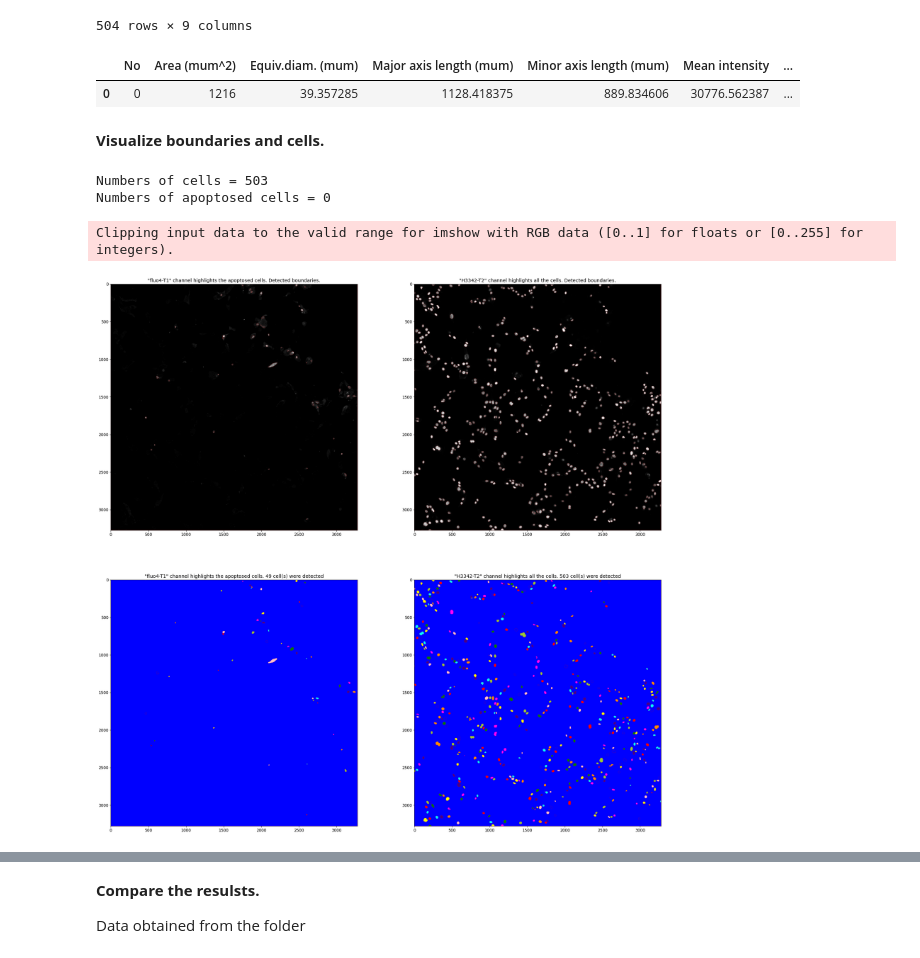
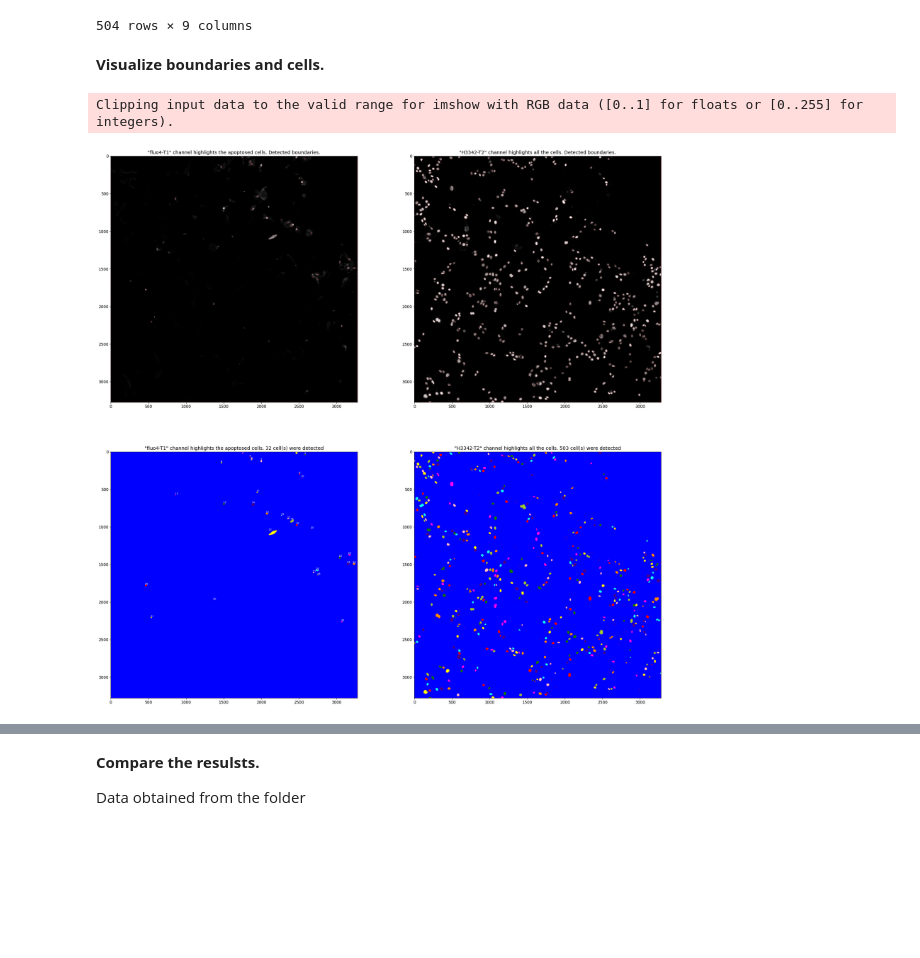
Before and after one commit to avkornaev/Python-for-image-processing-course, a Jupyter notebook: Cells_counter_v12.ipynb, the cells around one changed output, grey strips where cells are left out. Cells and saved outputs as stored; diff of their text form; code cells hidden in the pictures; blank space fills up the shorter version.

```diff
--- a/Cells_counter_v12.ipynb
+++ b/Cells_counter_v12.ipynb
@@ -242,0 +241,11 @@ image->slice->filter->threshold->denoise->identify->calculate->results''')
+# %%
+for i in n:
+  sure_bg[i] = cv2.dilate(opening[i],
+                          kernel,iterations=numberOfIter) # sure background
+  dist_transform[i] = cv2.distanceTransform(opening[i],cv2.DIST_L2,
+                                            dist_transf_param)
+
+  ret1[i], sure_fg[i] = cv2.threshold(dist_transform[i],
+                                      dist_transf_ratio*dist_transform[i].max(),
+                                      255,0)
+  sure_fg[i] = np.uint8(sure_fg[i]) # sure foreground
@@ -242,0 +254,2 @@ image->slice->filter->threshold->denoise->identify->calculate->results''')
+# %%
+sure_fg[0] = cv2.bitwise_and(sure_fg[0], sure_fg[1])
@@ -311,13 +317,13 @@ Numbers of appoptosed cells is equal to 0
 # %%
 #Append intersection
-regions.append(regionsI)
+#regions.append(regionsI)
 # %% [markdown]
 **Visualise and save metrics data.**
 # %%
-d = [0]*(nc+1)
-df_temp = [0]*(nc+1)
+d = [0]*(nc)
+df_temp = [0]*(nc)
 
-for i in [i for i in range(nc+1)]:
+for i in [i for i in range(nc)]:
   nr = [i for i in range(len(regions[i]))]
   d[i] = pd.DataFrame()
   for j in nr:
@@ -372,34 +378,24 @@ d[1]
 504 rows × 9 columns
 # %%
 # Channels intersection, that is a data frame of appoptosed cells
-d[2]
+#d[2]
-# %% [output]
-|  | No | Area (mum^2) | Equiv.diam. (mum) | Major axis length (mum) | Minor axis length (mum) | Mean intensity | ... |
-| 0 | 0 | 1216 | 39.357285 | 1128.418375 | 889.834606 | 30776.562387 | ... |
 # %% [markdown]
 **Visualize boundaries and cells.**
 # %%
 # Enumerate apoptosed cells on image
-for j in [i for i in range(len(regions[nc]))]:
-  cellPosition = (regions[nc][j].bbox[1],regions[nc][j].bbox[0])
+for j in [i for i in range(len(regions[0]))]:
+  cellPosition = (regions[0][j].bbox[1],regions[0][j].bbox[0])
   cv2.putText(channelsFW[0],str(j),
               cellPosition,font,fontScale,fontColor,lineType)
-
-# Print statistics
-print('Numbers of cells =',numberOfCells[1])
-print('Numbers of apoptosed cells =',numberOfApoptosedCells)
-
 # Visualize
 fig, ax = plt.subplots(figsize=(fig_size[0],fig_size[1]))
 for i in n:
   plt.subplot(2,2,i+1)
   plt.imshow(channelsFB[i],cmap=img_map)
   plt.title(titles[i]+'. Detected boundaries.')
   plt.subplot(2,2,i+3)
   plt.imshow(channelsFW[i],cmap=img_map1)
   plt.title(titles[i]+ '. ' + str(numberOfCells[i]) + ' cell(s) were detected')
 # %% [output]
-Numbers of cells = 503
-Numbers of apoptosed cells = 0
+Clipping input data to the valid range for imshow with RGB data ([0..1] for floats or [0..255] for integers).
-Clipping input data to the valid range for imshow with RGB data ([0..1] for floats or [0..255] for integers).
-[figure, old version]
+[figure, new version]
```
Also changed, not shown: parts of 18 cells of this notebook.
